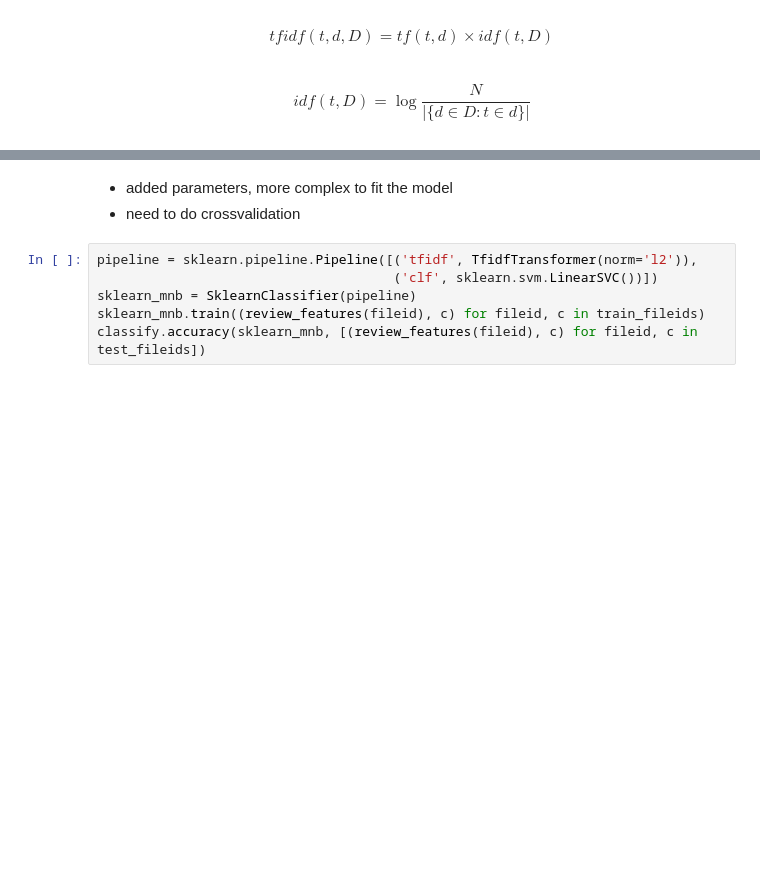
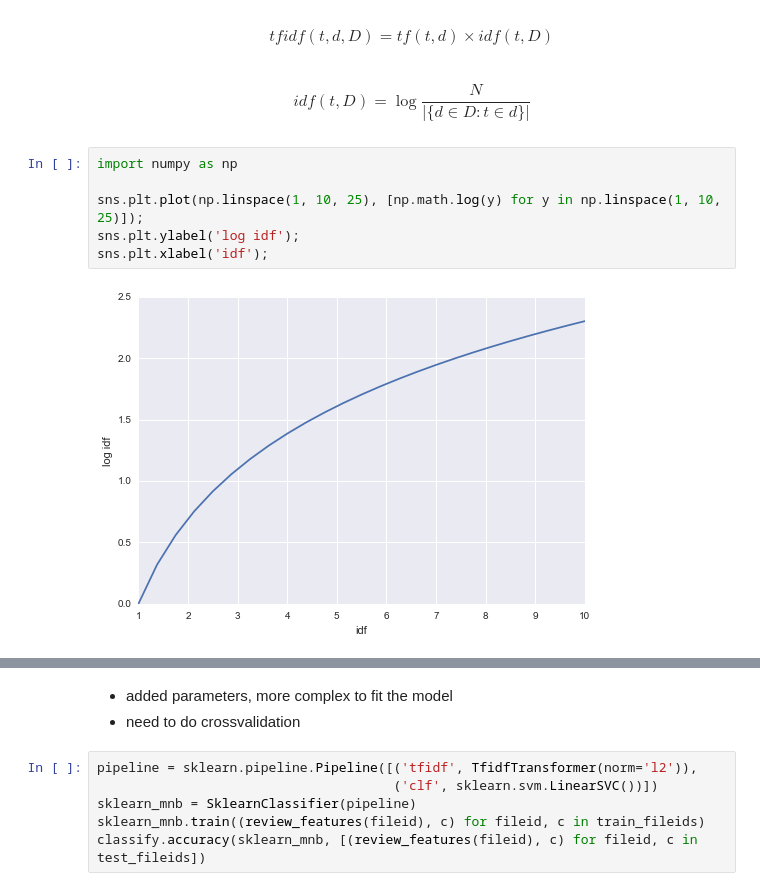
Before and after one commit to mattilyra/PUB_nlp, a Jupyter notebook: PUB_NLP_slides.ipynb, the cells around one changed output, grey strips where cells are left out. Saved outputs shown, nothing was run; the diff lists cells and outputs as text; blank space fills up the shorter version.

```diff
--- a/PUB_NLP_slides.ipynb
+++ b/PUB_NLP_slides.ipynb
@@ -390,3 +439,11 @@ classify.accuracy(sklearn_mnb, [(review_features(fileid), c) for fileid, c in te
 $$tfidf(t, d, D) = tf(t,d) \times idf(t, D) $$
 # %% [markdown]
 $$idf(t, D) = \log{\frac{N}{|\{d \in D : t \in d\}|}}$$
+# %%
+import numpy as np
+
+sns.plt.plot(np.linspace(1, 10, 25), [np.math.log(y) for y in np.linspace(1, 10, 25)]);
+sns.plt.ylabel('log idf');
+sns.plt.xlabel('idf');
+# %% [output]
+[figure, added]
```
Also changed, not shown: parts of 64 cells of this notebook, 3 other files.
